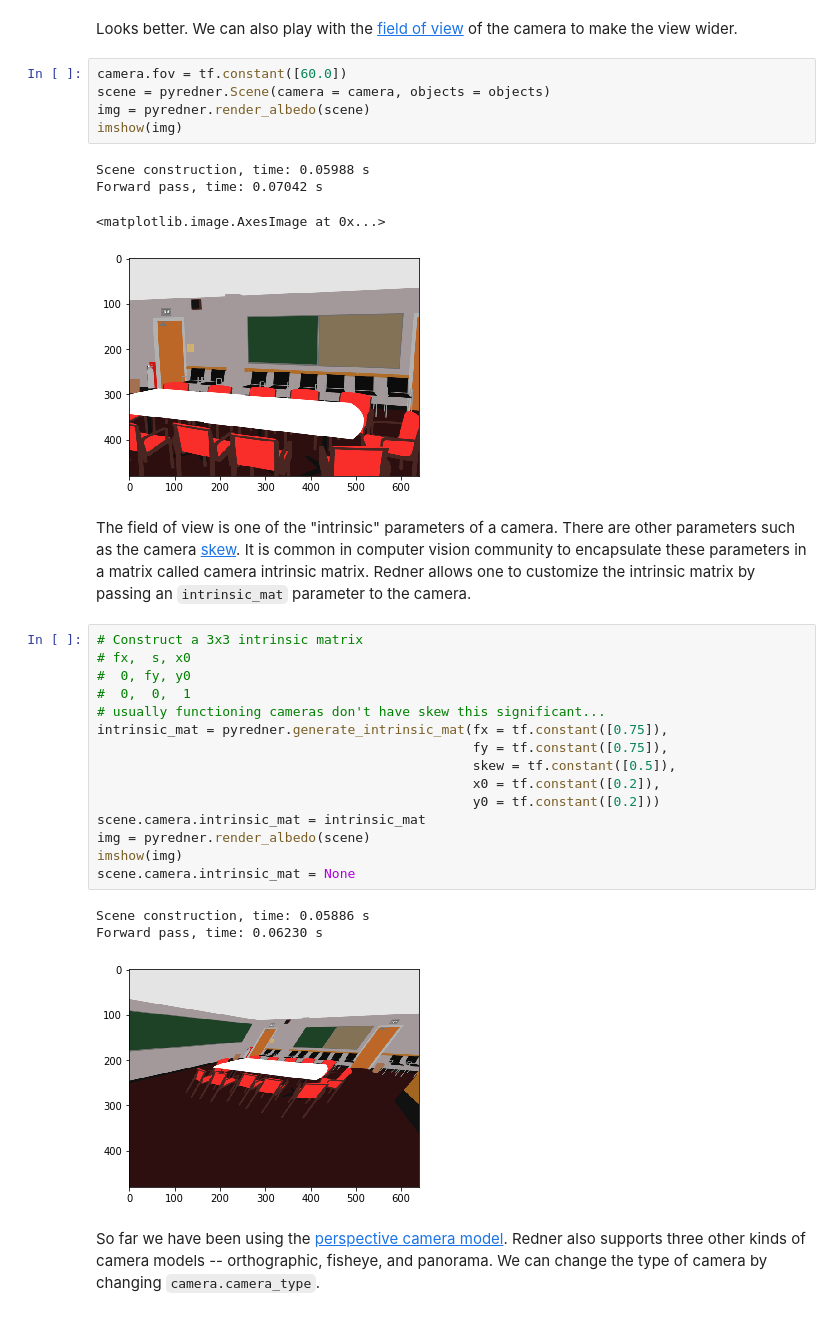
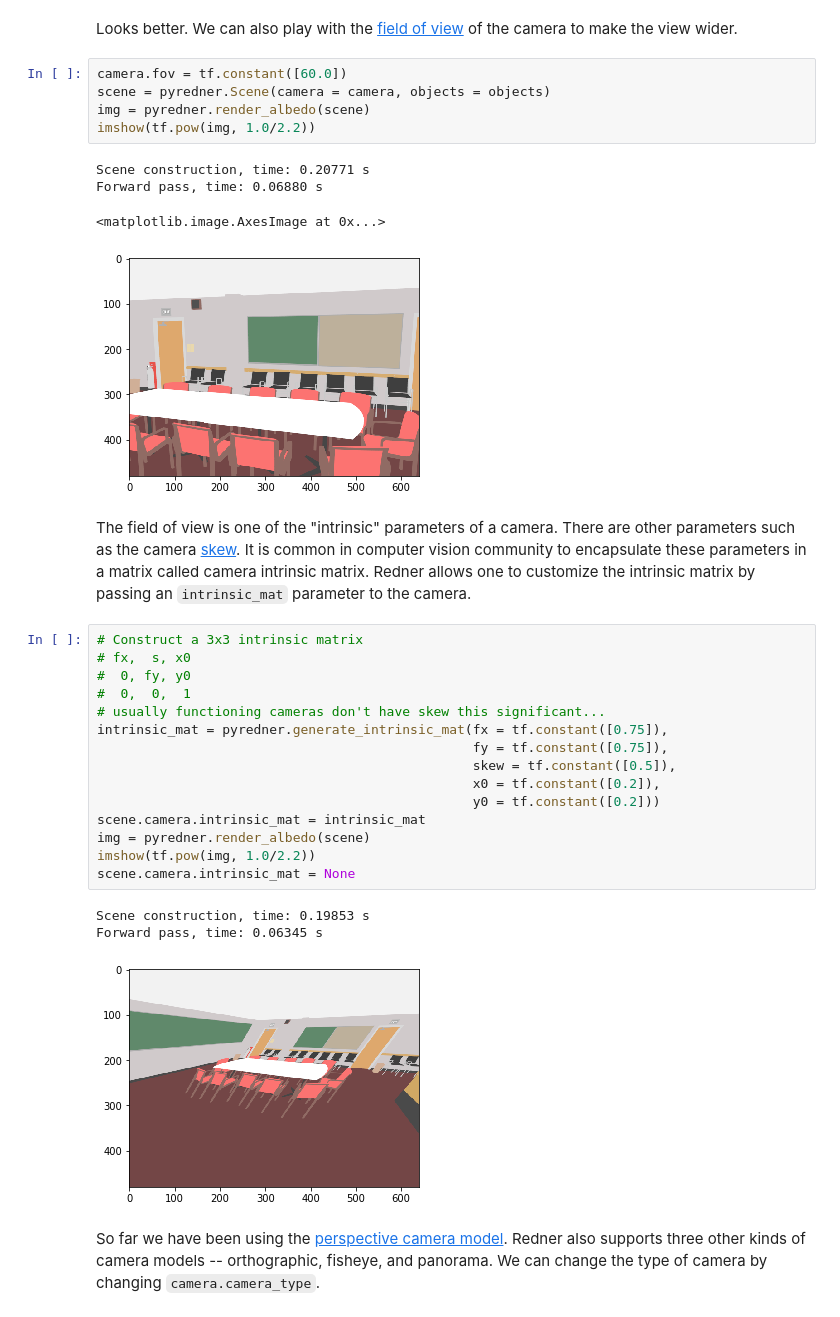
Before and after one commit to BachiLi/redner, a Jupyter notebook: tutorials/camera_model_tensorflow.ipynb, the cells around one changed output. Cells and saved outputs as stored; diff of their text form.

```diff
--- a/tutorials/camera_model_tensorflow.ipynb
+++ b/tutorials/camera_model_tensorflow.ipynb
@@ -89,33 +89,33 @@ Looks better. We can also play with the [field of view](https://en.wikipedia.org
 camera.fov = tf.constant([60.0])
 scene = pyredner.Scene(camera = camera, objects = objects)
 img = pyredner.render_albedo(scene)
-imshow(img)
+imshow(tf.pow(img, 1.0/2.2))
 # %% [output]
-Scene construction, time: 0.05988 s
-Forward pass, time: 0.07042 s
+Scene construction, time: 0.20771 s
+Forward pass, time: 0.06880 s
 <matplotlib.image.AxesImage at 0x...>
-[figure, old version]
+[figure, new version]
 # %% [markdown]
 The field of view is one of the "intrinsic" parameters of a camera. There are other parameters such as the camera [skew](https://ksimek.github.io/2013/08/13/intrinsic/). It is common in computer vision community to encapsulate these parameters in a matrix called camera intrinsic matrix. Redner allows one to customize the intrinsic matrix by passing an `intrinsic_mat` parameter to the camera.
 # %%
 # Construct a 3x3 intrinsic matrix
 # fx,  s, x0
 #  0, fy, y0
 #  0,  0,  1
 # usually functioning cameras don't have skew this significant...
 intrinsic_mat = pyredner.generate_intrinsic_mat(fx = tf.constant([0.75]),
                                                 fy = tf.constant([0.75]),
                                                 skew = tf.constant([0.5]),
                                                 x0 = tf.constant([0.2]),
                                                 y0 = tf.constant([0.2]))
 scene.camera.intrinsic_mat = intrinsic_mat
 img = pyredner.render_albedo(scene)
-imshow(img)
+imshow(tf.pow(img, 1.0/2.2))
 scene.camera.intrinsic_mat = None
 # %% [output]
-Scene construction, time: 0.05886 s
-Forward pass, time: 0.06230 s
+Scene construction, time: 0.19853 s
+Forward pass, time: 0.06345 s
-[figure, old version]
+[figure, new version]
 # %% [markdown]
 So far we have been using the [perspective camera model](https://en.wikipedia.org/wiki/3D_projection#Perspective_projection). Redner also supports three other kinds of camera models -- orthographic, fisheye, and panorama. We can change the type of camera by changing `camera.camera_type`.
 # %%
```
Also changed, not shown: parts of 7 cells of this notebook.
